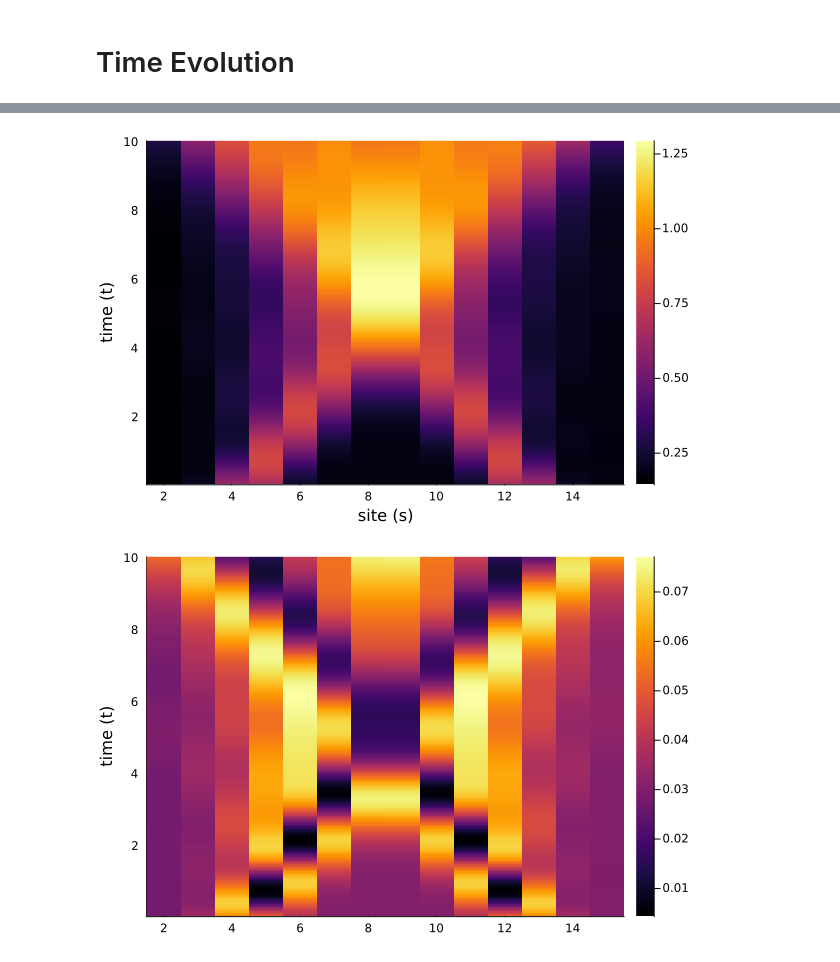
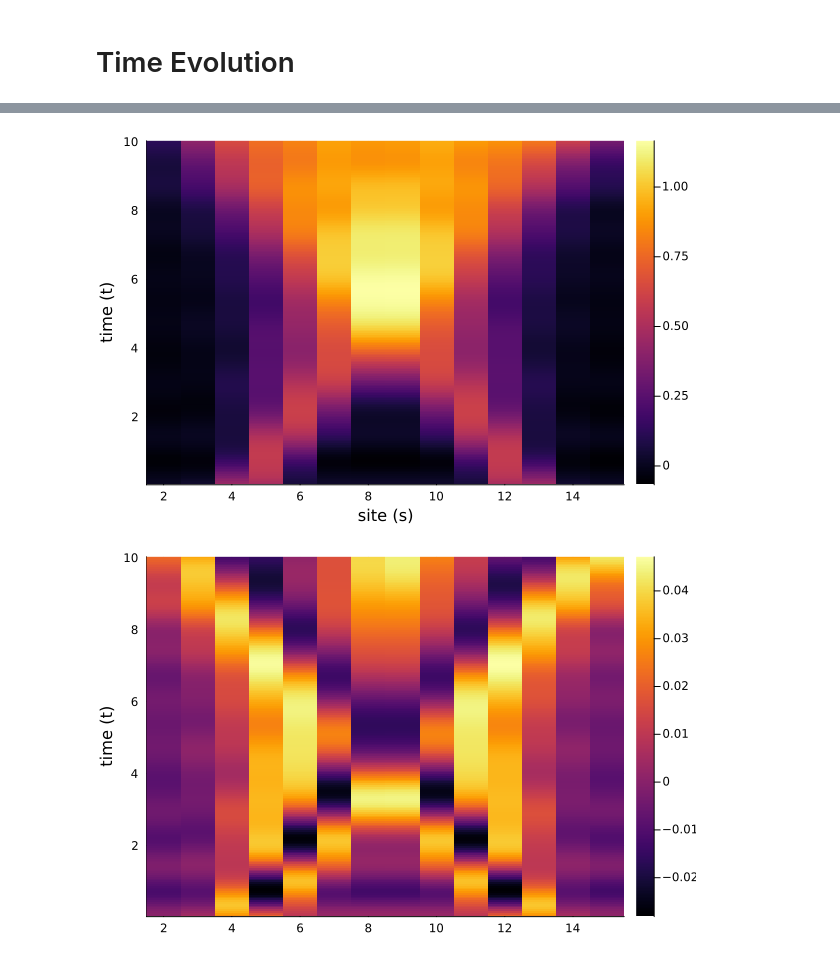
Before and after one commit to masaduzz1/Gross-Neveu-scattering-v2, a Jupyter notebook: MH Codes/ising-tebd.ipynb, the cells around one changed output, grey strips where cells are left out. Saved outputs shown, nothing was run; the diff lists cells and outputs as text; code cells hidden in the pictures.

```diff
--- a/MH Codes/ising-tebd.ipynb
+++ b/MH Codes/ising-tebd.ipynb
@@ -381,14 +430,14 @@ heatmap(1:N_s, 0:tau:(N_t*tau), occs_mat, xlabel="site (s)", ylabel="time (t)")
 # %%
-EEs_mat = stack(EEs, dims=1)
+EEs_mat = stack(EEs, dims=1) .- gs_EE'
 heatmap(2:N_s-1, tau:tau:(N_t*tau), EEs_mat[2:end,:], xlabel="site (s)", ylabel="time (t)")
 # %% [output]
-[figure, old version]
+[figure, new version]
 # %%
-afs_mat = stack(afs, dims=1)
+afs_mat = stack(afs, dims=1) .- gs_af'
 # afs_mat = stack(afs, dims=1) .- stack(gs_af, dims=1)'
 heatmap(2:N_s-1, tau:tau:(N_t*tau), afs_mat[2:end,:], xlabel="", ylabel="time (t)")
 # %% [output]
-[figure, old version]
+[figure, new version]
 # %%
 title = "Data/"
 title *= "ising-exact-occs-N_s" * string(N_s)
```
Also changed, not shown: parts of 6 cells of this notebook, 2 other files.
